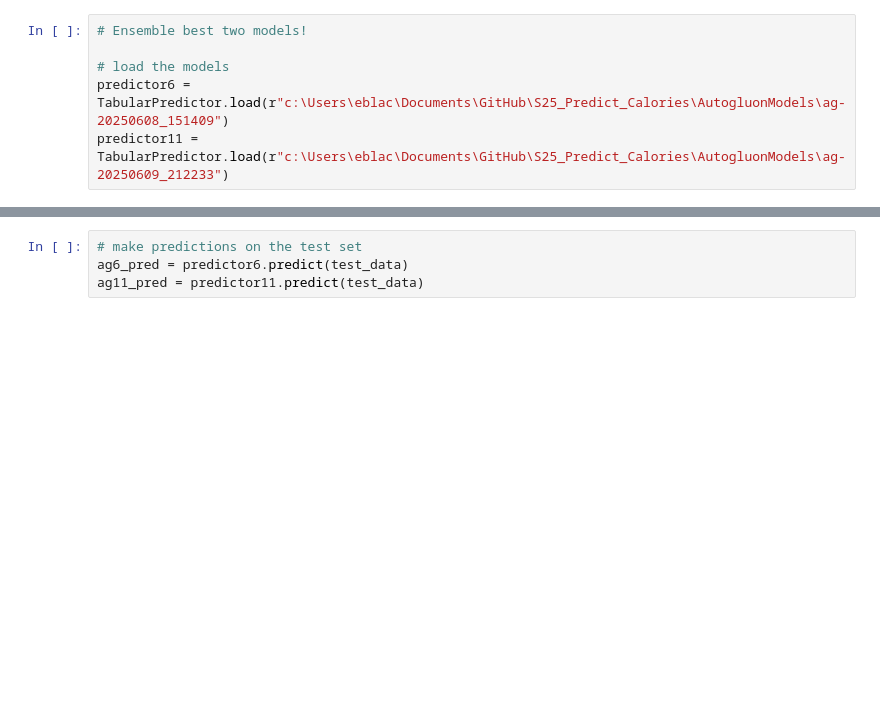
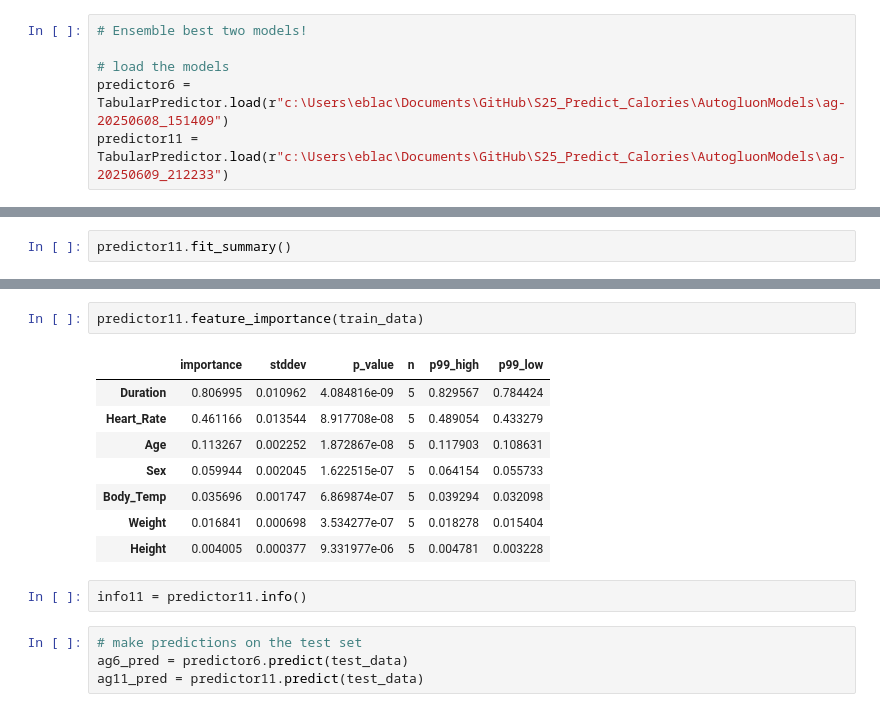
Before and after one commit to ElliotBlackstone/S25_Predict_Calories, a Jupyter notebook: calorie_autogluon.ipynb, the cells around one changed output, grey strips where cells are left out. Saved outputs shown, nothing was run; the diff lists cells and outputs as text; blank space fills up the shorter version.

```diff
--- a/calorie_autogluon.ipynb
+++ b/calorie_autogluon.ipynb
@@ -48,0 +58,2 @@ predictor11 = TabularPredictor.load(r"c:\Users\eblac\Documents\GitHub\S25_Predic
+# %%
+predictor11.fit_summary()
@@ -49,3 +95,16 @@ predictor11 = TabularPredictor.load(r"c:\Users\eblac\Documents\GitHub\S25_Predic
+# %%
+predictor11.feature_importance(train_data)
+# %% [output]
+|  | importance | stddev | p_value | n | p99_high | p99_low |
+| Duration | 0.806995 | 0.010962 | 4.084816e-09 | 5 | 0.829567 | 0.784424 |
+| Heart_Rate | 0.461166 | 0.013544 | 8.917708e-08 | 5 | 0.489054 | 0.433279 |
+| Age | 0.113267 | 0.002252 | 1.872867e-08 | 5 | 0.117903 | 0.108631 |
+| Sex | 0.059944 | 0.002045 | 1.622515e-07 | 5 | 0.064154 | 0.055733 |
+| Body_Temp | 0.035696 | 0.001747 | 6.869874e-07 | 5 | 0.039294 | 0.032098 |
+| Weight | 0.016841 | 0.000698 | 3.534277e-07 | 5 | 0.018278 | 0.015404 |
+| Height | 0.004005 | 0.000377 | 9.331977e-06 | 5 | 0.004781 | 0.003228 |
+# %%
+info11 = predictor11.info()
 # %%
 # make predictions on the test set
 ag6_pred = predictor6.predict(test_data)
```
Also changed, not shown: parts of 2 cells of this notebook, 8 other files.
